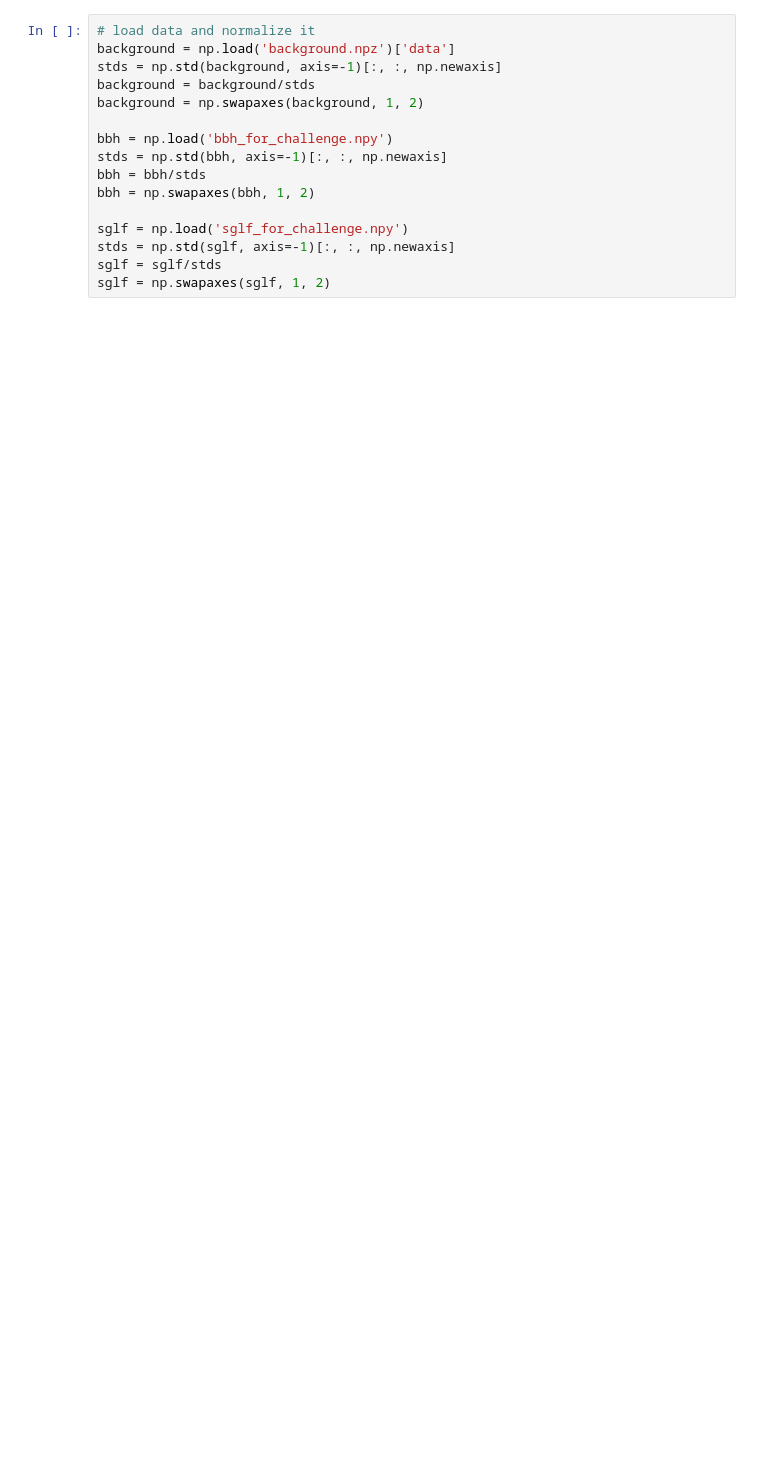
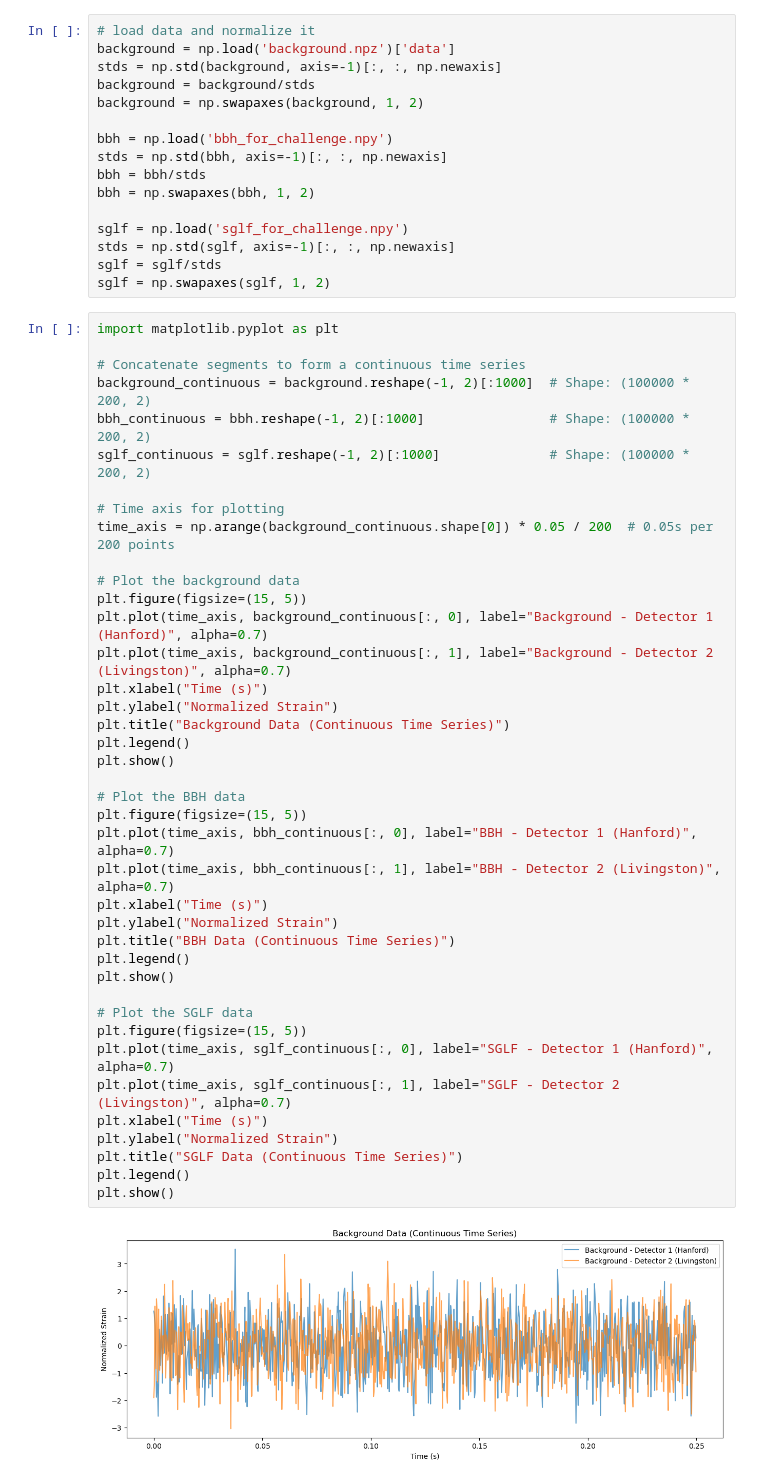
Before and after one commit to zohasan123/SMASH-hackathon-group-24, a Jupyter notebook: caleb_unsupervised.ipynb, the cells around one changed output. Cells and saved outputs as stored; diff of their text form; blank space fills up the shorter version.

```diff
--- a/caleb_unsupervised.ipynb
+++ b/caleb_unsupervised.ipynb
@@ -31,3 +28,45 @@ sglf = np.load('sglf_for_challenge.npy')
 stds = np.std(sglf, axis=-1)[:, :, np.newaxis]
 sglf = sglf/stds
 sglf = np.swapaxes(sglf, 1, 2)
+# %%
+import matplotlib.pyplot as plt
+
+# Concatenate segments to form a continuous time series
+background_continuous = background.reshape(-1, 2)[:1000]  # Shape: (100000 * 200, 2)
+bbh_continuous = bbh.reshape(-1, 2)[:1000]                # Shape: (100000 * 200, 2)
+sglf_continuous = sglf.reshape(-1, 2)[:1000]              # Shape: (100000 * 200, 2)
+
+# Time axis for plotting
+time_axis = np.arange(background_continuous.shape[0]) * 0.05 / 200  # 0.05s per 200 points
+
+# Plot the background data
+plt.figure(figsize=(15, 5))
+plt.plot(time_axis, background_continuous[:, 0], label="Background - Detector 1 (Hanford)", alpha=0.7)
+plt.plot(time_axis, background_continuous[:, 1], label="Background - Detector 2 (Livingston)", alpha=0.7)
+plt.xlabel("Time (s)")
+plt.ylabel("Normalized Strain")
+plt.title("Background Data (Continuous Time Series)")
+plt.legend()
+plt.show()
+
+# Plot the BBH data
+plt.figure(figsize=(15, 5))
+plt.plot(time_axis, bbh_continuous[:, 0], label="BBH - Detector 1 (Hanford)", alpha=0.7)
+plt.plot(time_axis, bbh_continuous[:, 1], label="BBH - Detector 2 (Livingston)", alpha=0.7)
+plt.xlabel("Time (s)")
+plt.ylabel("Normalized Strain")
+plt.title("BBH Data (Continuous Time Series)")
+plt.legend()
+plt.show()
+
+# Plot the SGLF data
+plt.figure(figsize=(15, 5))
+plt.plot(time_axis, sglf_continuous[:, 0], label="SGLF - Detector 1 (Hanford)", alpha=0.7)
+plt.plot(time_axis, sglf_continuous[:, 1], label="SGLF - Detector 2 (Livingston)", alpha=0.7)
+plt.xlabel("Time (s)")
+plt.ylabel("Normalized Strain")
+plt.title("SGLF Data (Continuous Time Series)")
+plt.legend()
+plt.show()
+# %% [output]
+[figure, added]
```
Also changed, not shown: parts of 18 cells of this notebook, 1 other file.
